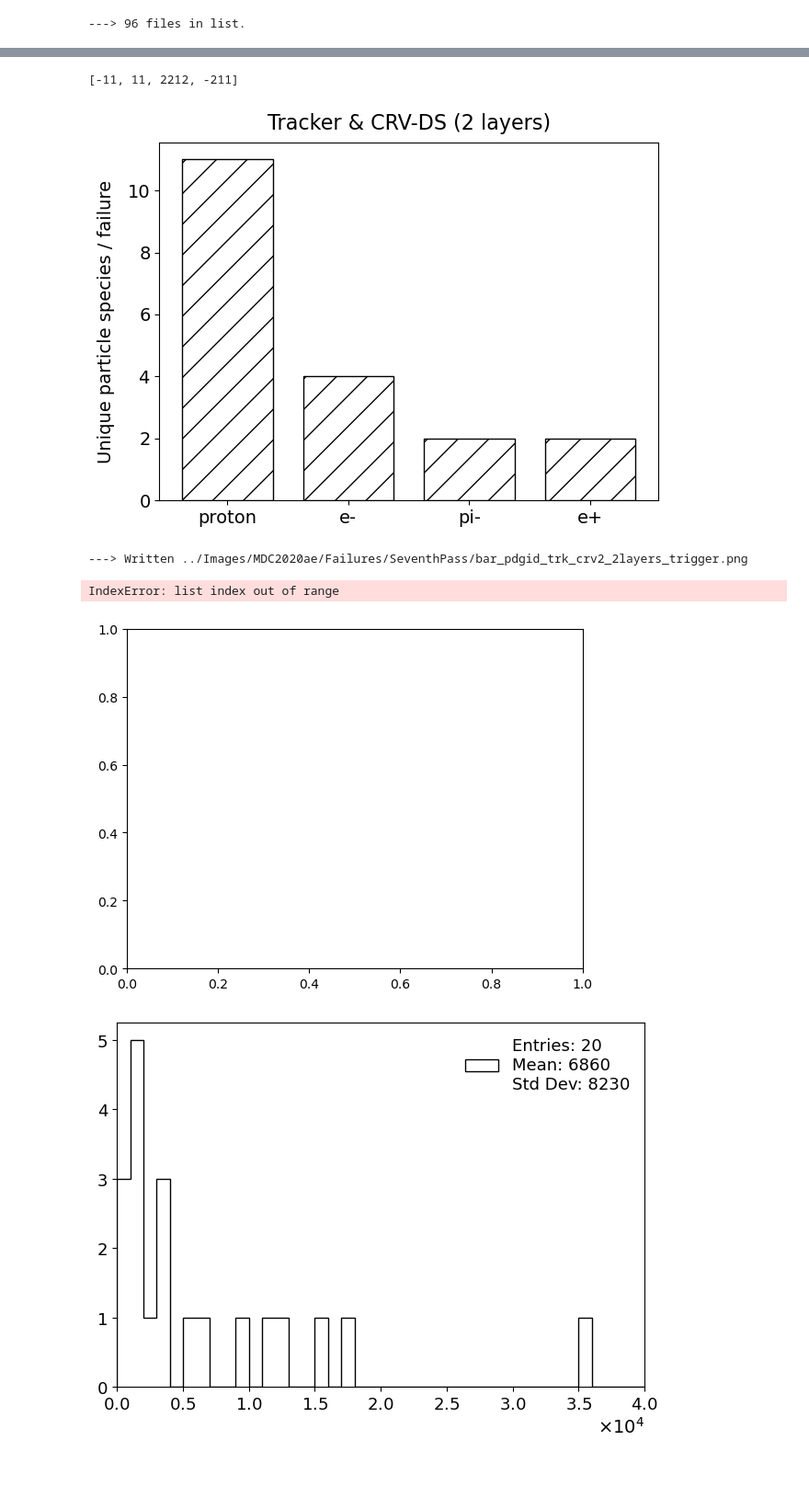
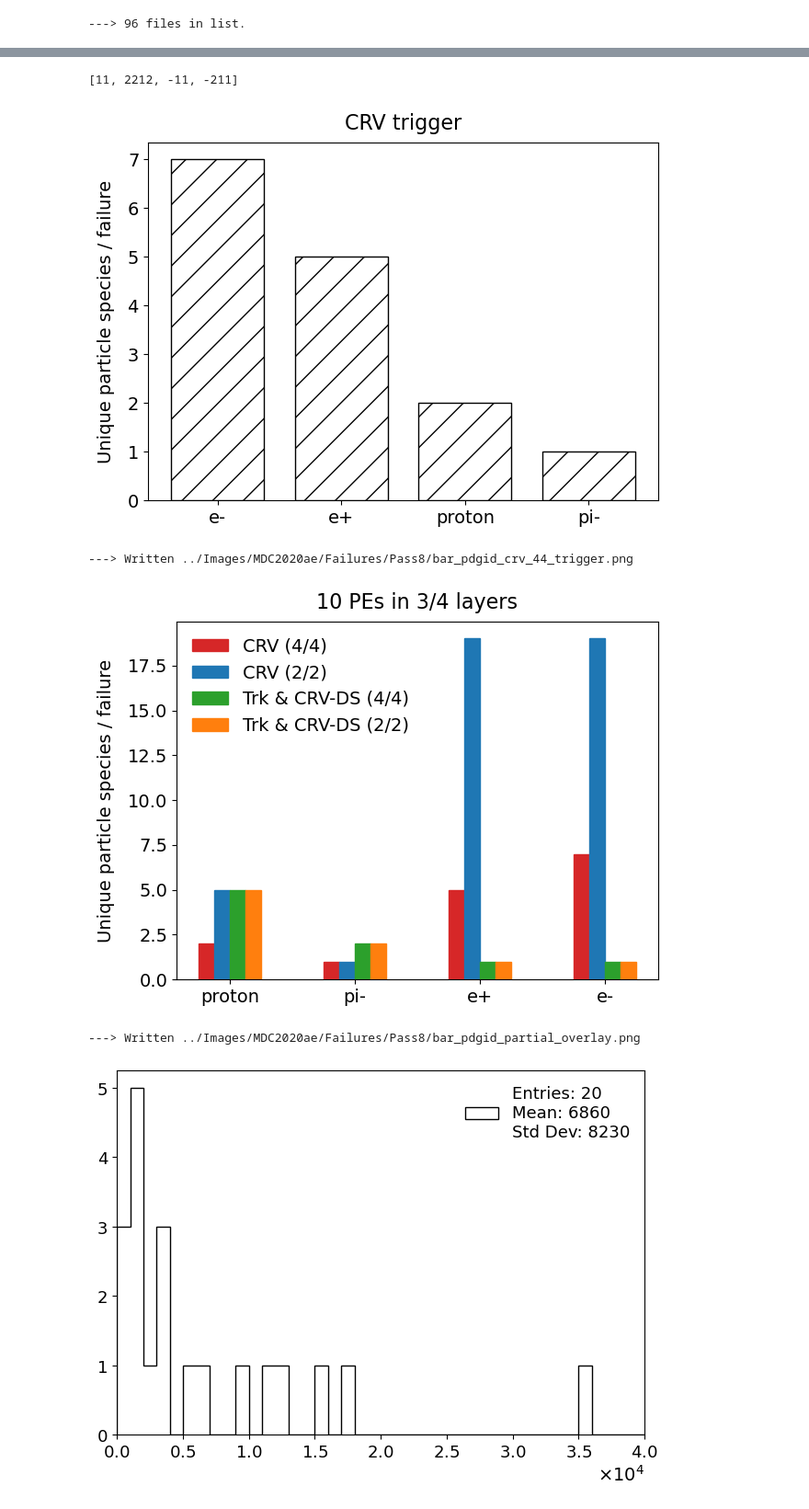
Before and after one commit to sam-grant/CRVSim, a Jupyter notebook: Analyses/Jupyter/PlotFailures.ipynb, the cells around one changed output, grey strips where cells are left out. Shown: that part at 92% size. Cells and saved outputs as stored; diff of their text form; code cells hidden in the pictures; blank space fills up the shorter version.

```diff
--- a/Analyses/Jupyter/PlotFailures.ipynb
+++ b/Analyses/Jupyter/PlotFailures.ipynb
@@ -250,5 +250,5 @@ print(f"---> {len(fileList_)} files in list.")
 # %% [output]
 ---> 96 files in list.
 # %%
-failures_crv_trigger_ = GetFailures(fileList_, PEs=PEs, layers=layers, particle=particle, cut="crv_trigger", inDir=f"../Txt/{dataset}/Summer24/SeventhPass/concatenated/")
+failures_crv_44_trigger_ = GetFailures(fileList_, PEs=PEs, layers=layers, particle=particle, cut="crv_44_trigger", inDir=f"../Txt/{dataset}/Summer24/Pass8/concatenated/")
 # %% [output]
@@ -349,23 +379,23 @@ def BarChart(data_, label_dict, title=None, xlabel=None, ylabel=None, fout="bar_
     # Clear memory
     plt.close()
 # %%
-print(list(set(ak.flatten(failures_trk_crv2_2layers_trigger_["crv"]["crvcoincsmc.pdgId"], axis=None))))
+print(list(set(ak.flatten(failures_crv_44_trigger_["crv"]["crvcoincsmc.pdgId"], axis=None))))
 
 particle_dict = {
     -13: 'mu+',
     13: 'mu-',
     2212: 'proton',
     -211: 'pi-',
     -11: 'e+',
     11: 'e-',
-    # "other": "other"
+    "other": "other"
     # Add more entries as needed
 }
 
 
-BarChart(ak.flatten(failures_trk_crv2_2layers_trigger_["crv"]["crvcoincsmc.pdgId"], axis=None)
-         , label_dict=particle_dict, title=f"Tracker & CRV-DS (2 layers)",  ylabel="Unique particle species / failure", fout=f"../Images/MDC2020ae/Failures/SeventhPass/bar_pdgid_trk_crv2_2layers_trigger.png", percentage=False)
+BarChart(ak.flatten(failures_crv_44_trigger_["crv"]["crvcoincsmc.pdgId"], axis=None)
+         , label_dict=particle_dict, title=f"CRV trigger",  ylabel="Unique particle species / failure", fout=f"../Images/MDC2020ae/Failures/Pass8/bar_pdgid_crv_44_trigger.png", percentage=False)
 # %% [output]
-[-11, 11, 2212, -211]
+[11, 2212, -11, -211]
-[figure, old version]
+[figure, new version]
----> Written ../Images/MDC2020ae/Failures/SeventhPass/bar_pdgid_trk_crv2_2layers_trigger.png
+---> Written ../Images/MDC2020ae/Failures/Pass8/bar_pdgid_crv_44_trigger.png
@@ -372,10 +464,23 @@ BarChart(ak.flatten(failures_trk_crv2_2layers_trigger_["crv"]["crvcoincsmc.pdgId
 # %%
-BarChartOverlay( { "CRV (2/4 layers)" : ak.flatten(failures_crv_trigger_["crv"]["crvcoincsmc.pdgId"], axis=None) ,
-                 "Tracker & CRV-DS (2/2)" : ak.flatten(failures_trk_crv2_2layers_trigger_["crv"]["crvcoincsmc.pdgId"], axis=None) , }
-              , label_dict=particle_dict, fout=f"../Images/MDC2020ae/Failures/SeventhPass/bar_pdgid_partial_overlay.png")
+particle_dict = {
+    # -13: 'mu+',
+    # 13: 'mu-',
+    2212: 'proton',
+    -211: 'pi-',
+    -11: 'e+',
+    11: 'e-',
+    # "other": "other"
+    # Add more entries as needed
+}
+
+BarChartOverlay( { "CRV (4/4)" : ak.flatten(failures_crv_44_trigger_["crv"]["crvcoincsmc.pdgId"], axis=None)
+                  , "CRV (2/2)" : ak.flatten(failures_crv_22B_trigger_["crv"]["crvcoincsmc.pdgId"], axis=None)
+                  , "Trk & CRV-DS (4/4)" : ak.flatten(failures_trk_crv2_44_trigger_["crv"]["crvcoincsmc.pdgId"], axis=None)
+                  , "Trk & CRV-DS (2/2)" : ak.flatten(failures_trk_crv2_44_trigger_["crv"]["crvcoincsmc.pdgId"], axis=None) }
+                  , title="10 PEs in 3/4 layers", ylabel="Unique particle species / failure", label_dict=particle_dict, fout=f"../Images/MDC2020ae/Failures/Pass8/bar_pdgid_partial_overlay.png")
 # %% [output]
+[figure, new version]
-IndexError: list index out of range
+---> Written ../Images/MDC2020ae/Failures/Pass8/bar_pdgid_partial_overlay.png
-[figure, old version]
 # %%
 def Plot1D(data, nbins=100, xmin=-1.0, xmax=1.0, title=None, xlabel=None, ylabel=None, fout="hist.png", legPos="best", log=False, stats=True, underOver=False, errors=False, NDPI=300):
 
```
Also changed, not shown: parts of 8 cells of this notebook, 2 other files.
